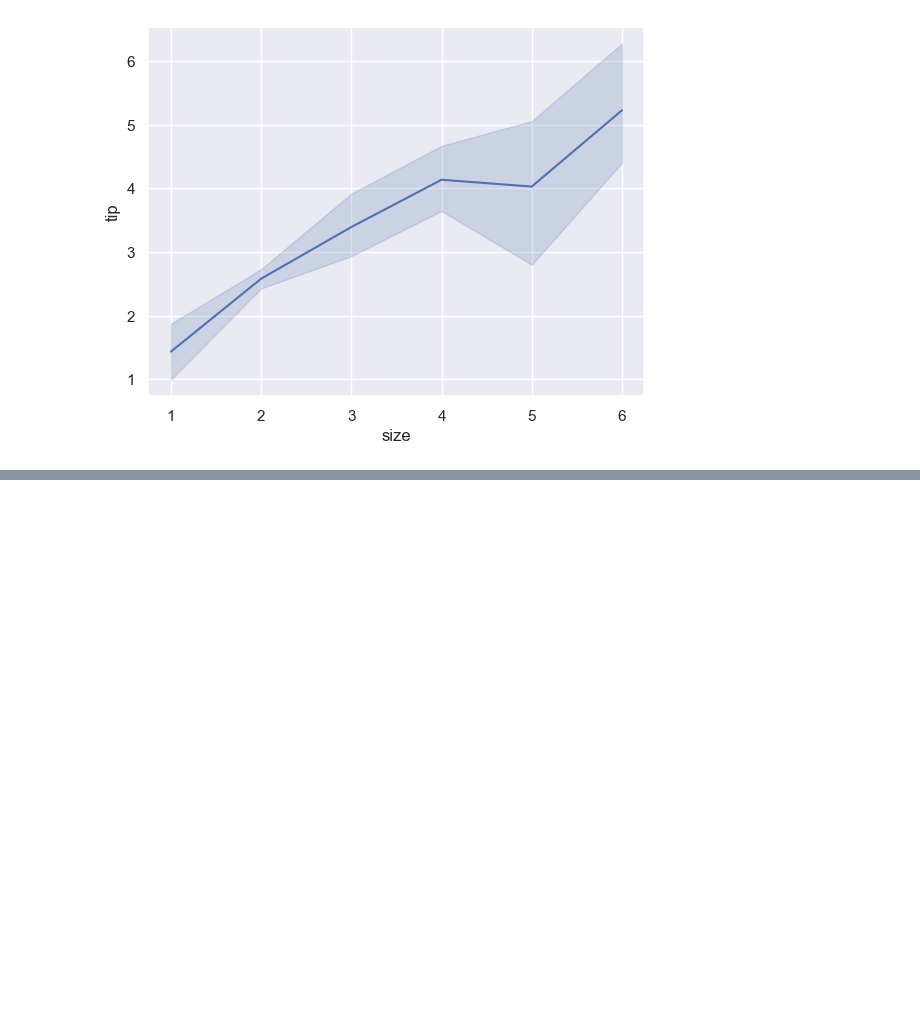
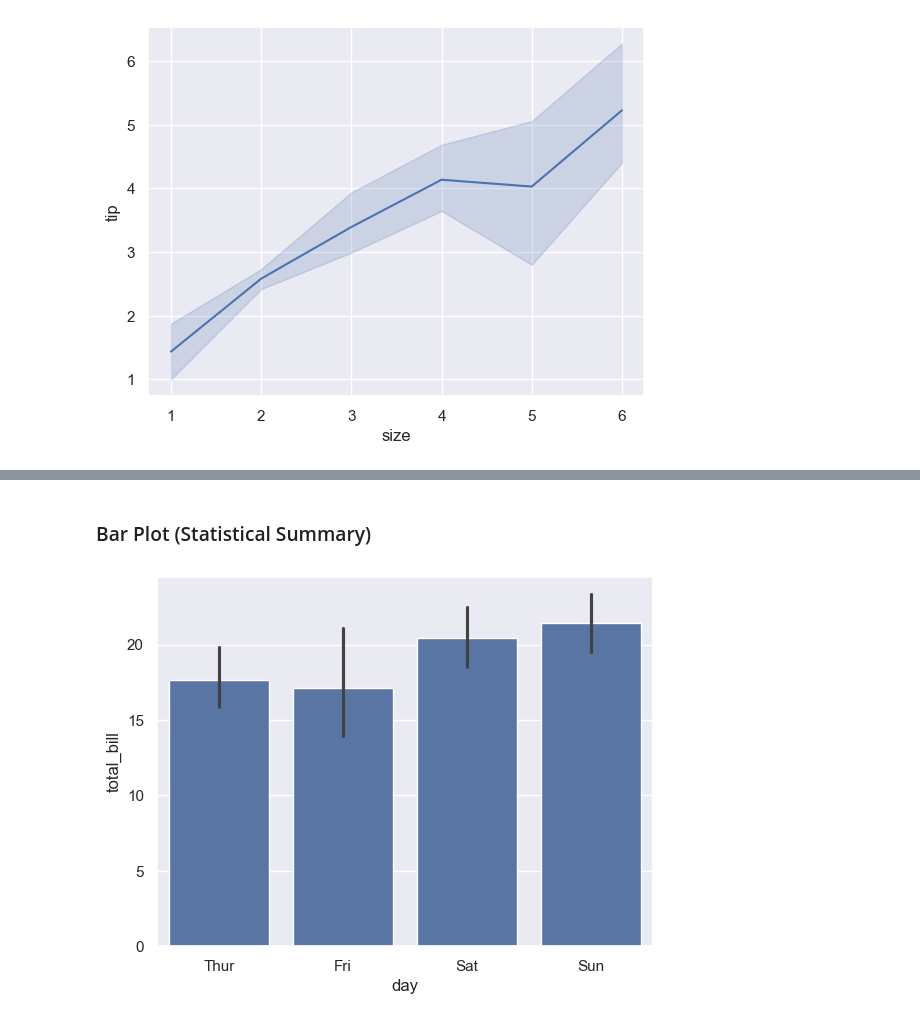
Before and after one commit to singamravibabu/batch23, a Jupyter notebook: Visualization 2.ipynb, the cells around one changed output, grey strips where cells are left out. Cells and saved outputs as stored; diff of their text form; code cells hidden in the pictures; blank space fills up the shorter version.

```diff
--- a/Visualization 2.ipynb
+++ b/Visualization 2.ipynb
@@ -47,0 +70,11 @@ plt.show()
+# %% [markdown]
+### Bar Plot (Statistical Summary)
+# %%
+sns.barplot(
+    data=df,
+    x="day",
+    y="total_bill"
+)
+plt.show()
+# %% [output]
+[figure, added]
```
Also changed, not shown: parts of 21 cells of this notebook.
